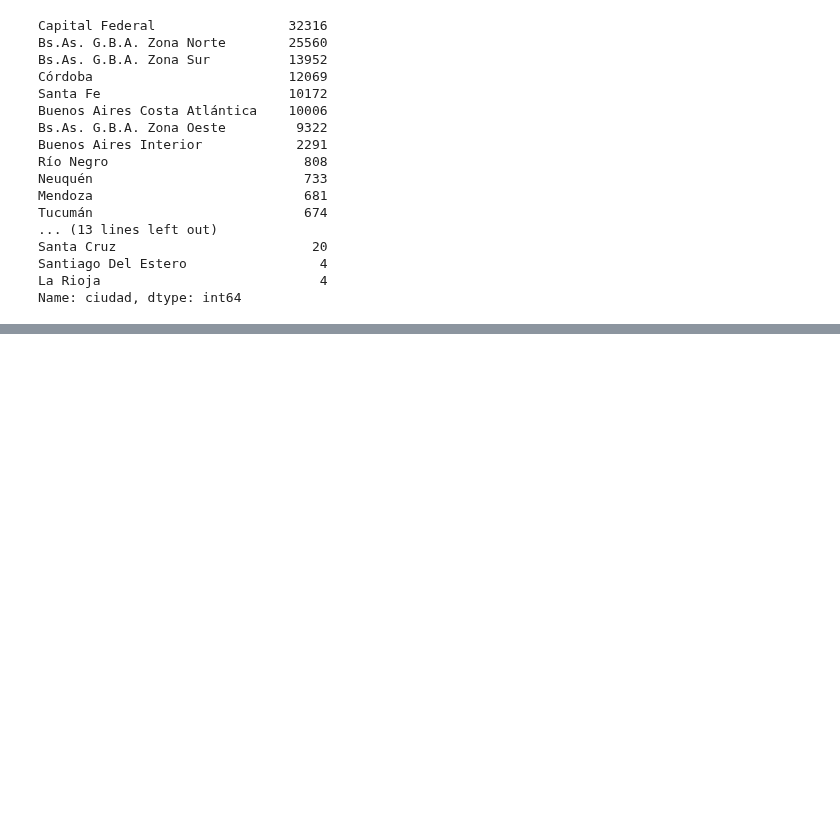
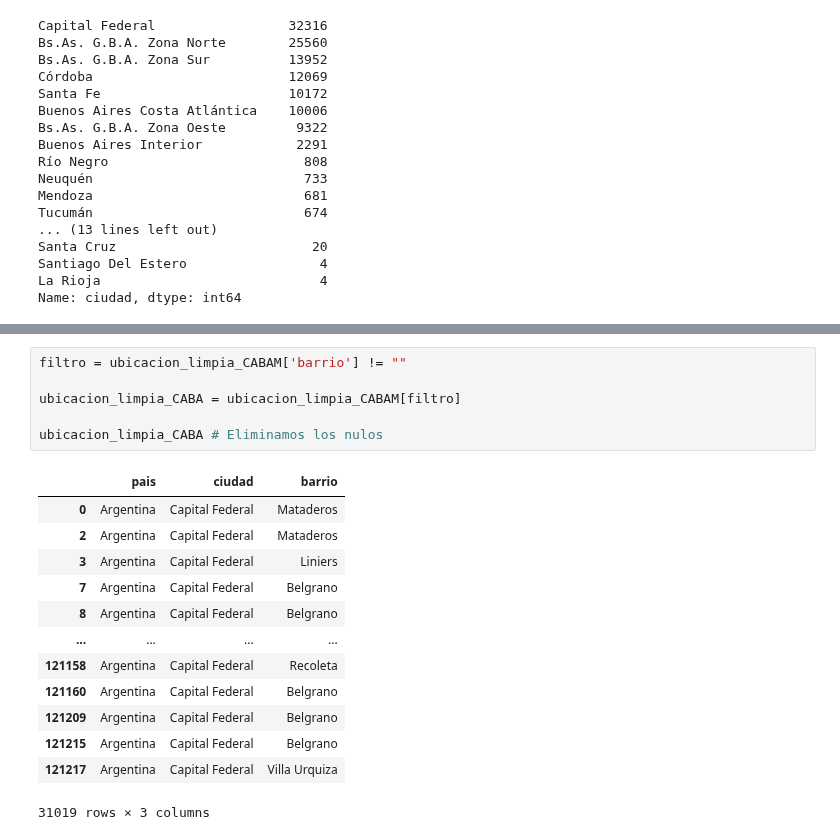
Before and after one commit to Facundo-Peloso/DH-TP-1---Grupo-10, a Jupyter notebook: Rodrigo-Borrador.ipynb, the cells around one changed output, grey strips where cells are left out. Saved outputs shown, nothing was run; the diff lists cells and outputs as text; blank space fills up the shorter version.

```diff
--- a/Rodrigo-Borrador.ipynb
+++ b/Rodrigo-Borrador.ipynb
@@ -201,0 +230,20 @@ ax.hist(prueba, label='Porcentaje de Nulos por Columna', alpha = 0.4)
+# %%
+filtro = ubicacion_limpia_CABAM['barrio'] != ""
+
+ubicacion_limpia_CABA = ubicacion_limpia_CABAM[filtro]
+
+ubicacion_limpia_CABA # Eliminamos los nulos
+# %% [output]
+|  | pais | ciudad | barrio |
+| 0 | Argentina | Capital Federal | Mataderos |
+| 2 | Argentina | Capital Federal | Mataderos |
+| 3 | Argentina | Capital Federal | Liniers |
+| 7 | Argentina | Capital Federal | Belgrano |
+| 8 | Argentina | Capital Federal | Belgrano |
+| ... | ... | ... | ... |
+| 121158 | Argentina | Capital Federal | Recoleta |
+| 121160 | Argentina | Capital Federal | Belgrano |
+| 121209 | Argentina | Capital Federal | Belgrano |
+| 121215 | Argentina | Capital Federal | Belgrano |
+| 121217 | Argentina | Capital Federal | Villa Urquiza |
+31019 rows × 3 columns
```
Also changed, not shown: parts of 11 cells of this notebook.
